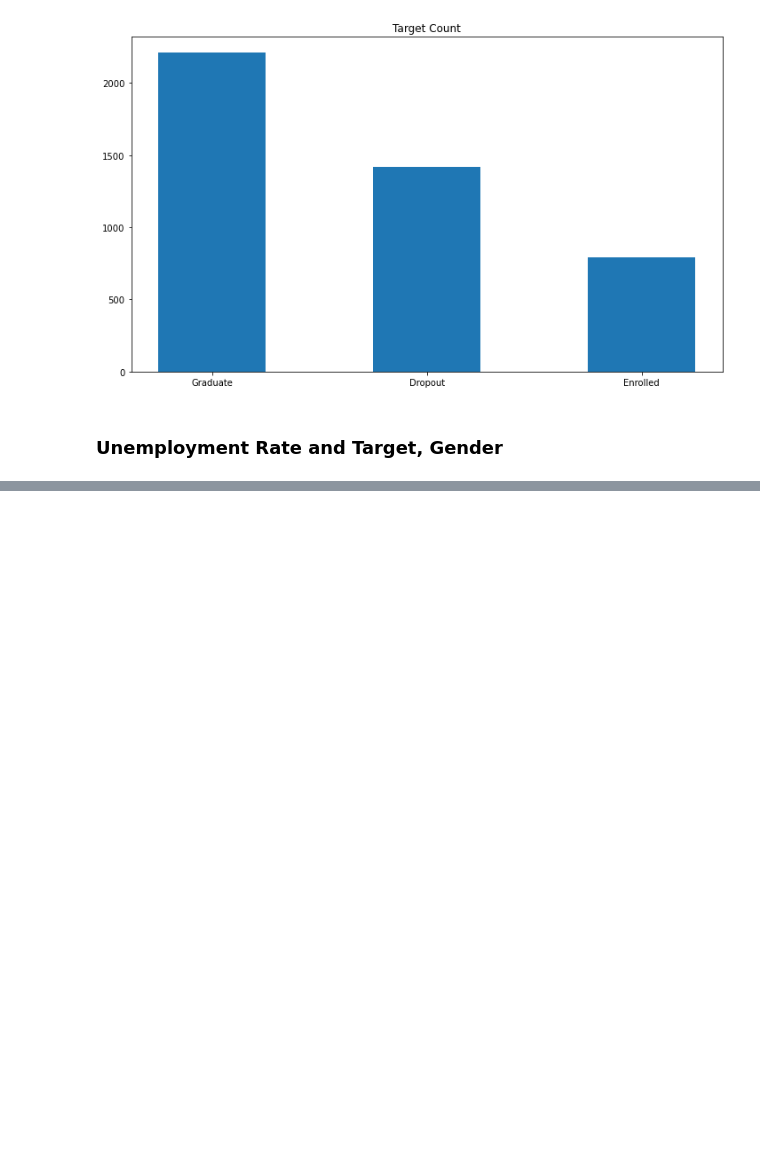
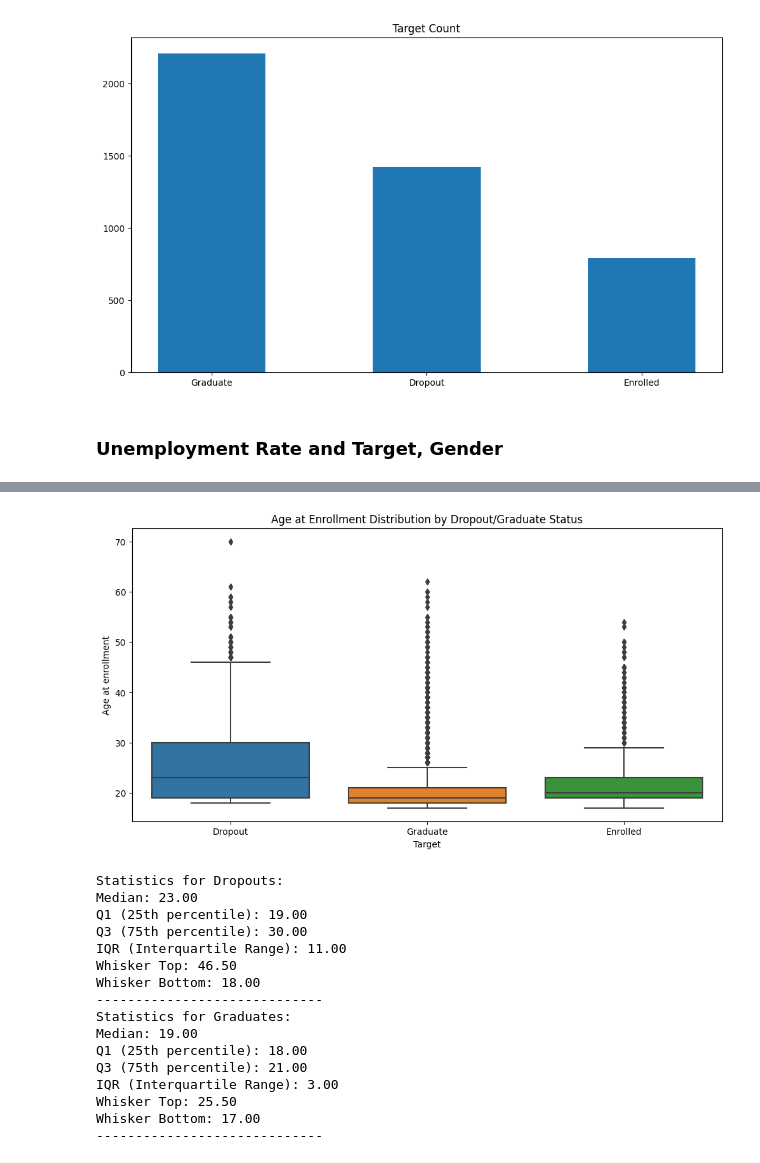
Before and after one commit to KANUBALAD/ML-Fairness-in-School-DropOut-, a Jupyter notebook: Notebooks/EDA of School Dropout Dataset.ipynb, the cells around one changed output, grey strips where cells are left out. Saved outputs shown, nothing was run; the diff lists cells and outputs as text; code cells hidden in the pictures; blank space fills up the shorter version.

```diff
--- a/Notebooks/EDA of School Dropout Dataset.ipynb
+++ b/Notebooks/EDA of School Dropout Dataset.ipynb
@@ -64,0 +153,53 @@ plt.show()
+# %%
+import pandas as pd
+import seaborn as sns
+import matplotlib.pyplot as plt
+
+# Assuming the data is loaded into a DataFrame named 'df_school'
+
+# Define a function to print the relevant statistics
+def print_statistics(data):
+    Q1 = data.quantile(0.25)
+    median = data.median()
+    Q3 = data.quantile(0.75)
+    IQR = Q3 - Q1
+    whisker_top = min(data.max(), Q3 + 1.5 * IQR)
+    whisker_bottom = max(data.min(), Q1 - 1.5 * IQR)
+
+    print(f"Median: {median:.2f}")
+    print(f"Q1 (25th percentile): {Q1:.2f}")
+    print(f"Q3 (75th percentile): {Q3:.2f}")
+    print(f"IQR (Interquartile Range): {IQR:.2f}")
+    print(f"Whisker Top: {whisker_top:.2f}")
+    print(f"Whisker Bottom: {whisker_bottom:.2f}")
+    print("-----------------------------")
+
+# Plotting the boxplot
+plt.figure(figsize=(12, 6))
+ax3 = sns.boxplot(x='Target', y='Age at enrollment', data=df_school)
+plt.title('Age at Enrollment Distribution by Dropout/Graduate Status')
+plt.show()
+
+# Calculating and printing statistics for each group
+print("Statistics for Dropouts:")
+print_statistics(df_school[df_school['Target'] == 'Dropout']['Age at enrollment'])
+print("Statistics for Graduates:")
+print_statistics(df_school[df_school['Target'] == 'Graduate']['Age at enrollment'])
+# %% [output]
+[figure, added]
+Statistics for Dropouts:
+Median: 23.00
+Q1 (25th percentile): 19.00
+Q3 (75th percentile): 30.00
+IQR (Interquartile Range): 11.00
+Whisker Top: 46.50
+Whisker Bottom: 18.00
+-----------------------------
+Statistics for Graduates:
+Median: 19.00
+Q1 (25th percentile): 18.00
+Q3 (75th percentile): 21.00
+IQR (Interquartile Range): 3.00
+Whisker Top: 25.50
+Whisker Bottom: 17.00
+-----------------------------
```
Also changed, not shown: parts of 15 cells of this notebook.
